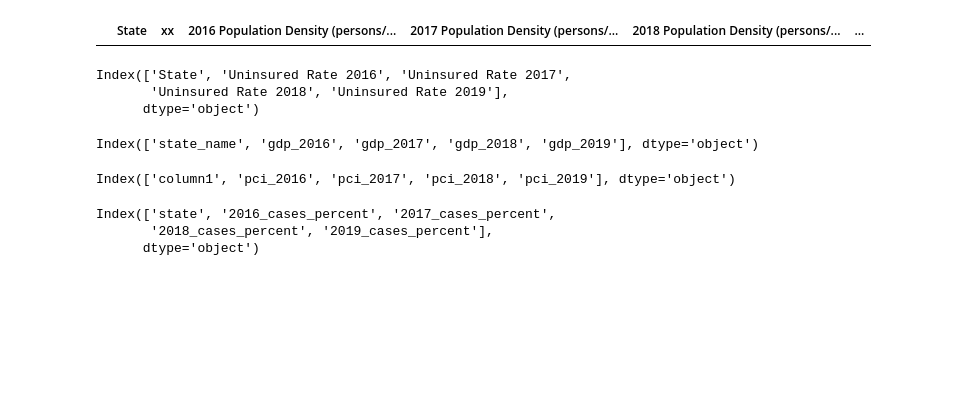
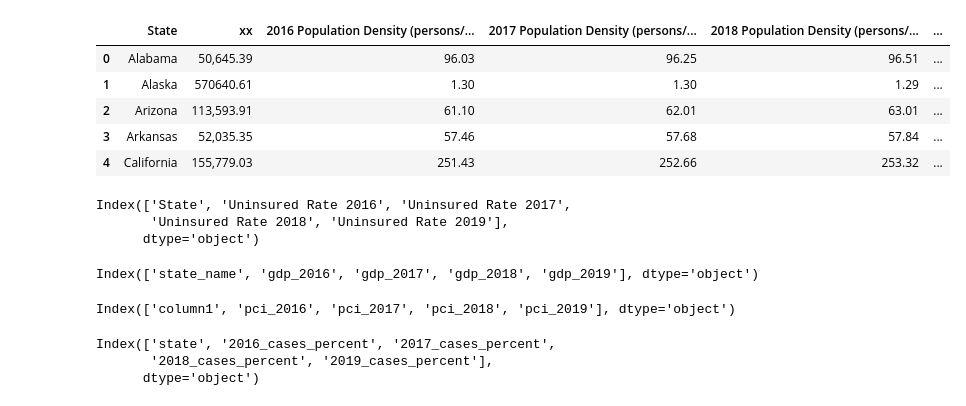
Before and after one commit to lindsera1/GoingViral, a Jupyter notebook: multi_linear_regression.ipynb, the cells around one changed output. Cells and saved outputs as stored; diff of their text form; code cells hidden in the pictures; blank space fills up the shorter version.

```diff
--- a/multi_linear_regression.ipynb
+++ b/multi_linear_regression.ipynb
@@ -15,14 +15,17 @@ from config import user, db_password, host, database
 engine = create_engine(f"postgres://{user}:{db_password}@{host}:5432/{database}")
 # %%
 # Create total features table from database tables
-total_table_df = pd.read_sql_query("""SELECT *
-                                      FROM population_density_by_state as pop
-                                         JOIN public.cleaned_flu_csv as flu
-                                         ON 'pop.State' = flu.state""", con=engine)
+total_table_df = pd.read_sql_query("""select * from population_density_by_state pdbs
+                                      inner join cleaned_flu_csv cfc on pdbs."﻿State" = cfc.state;""", con=engine)
 
 total_table_df.head()
 # %% [output]
 |  | ﻿State | xx | 2016 Population Density (persons/... | 2017 Population Density (persons/... | 2018 Population Density (persons/... | ... |
+| 0 | Alabama | 50,645.39 | 96.03 | 96.25 | 96.51 | ... |
+| 1 | Alaska | 570640.61 | 1.30 | 1.30 | 1.29 | ... |
+| 2 | Arizona | 113,593.91 | 61.10 | 62.01 | 63.01 | ... |
+| 3 | Arkansas | 52,035.35 | 57.46 | 57.68 | 57.84 | ... |
+| 4 | California | 155,779.03 | 251.43 | 252.66 | 253.32 | ... |
 # %%
 #Import population density by state table and check column names
 
```
